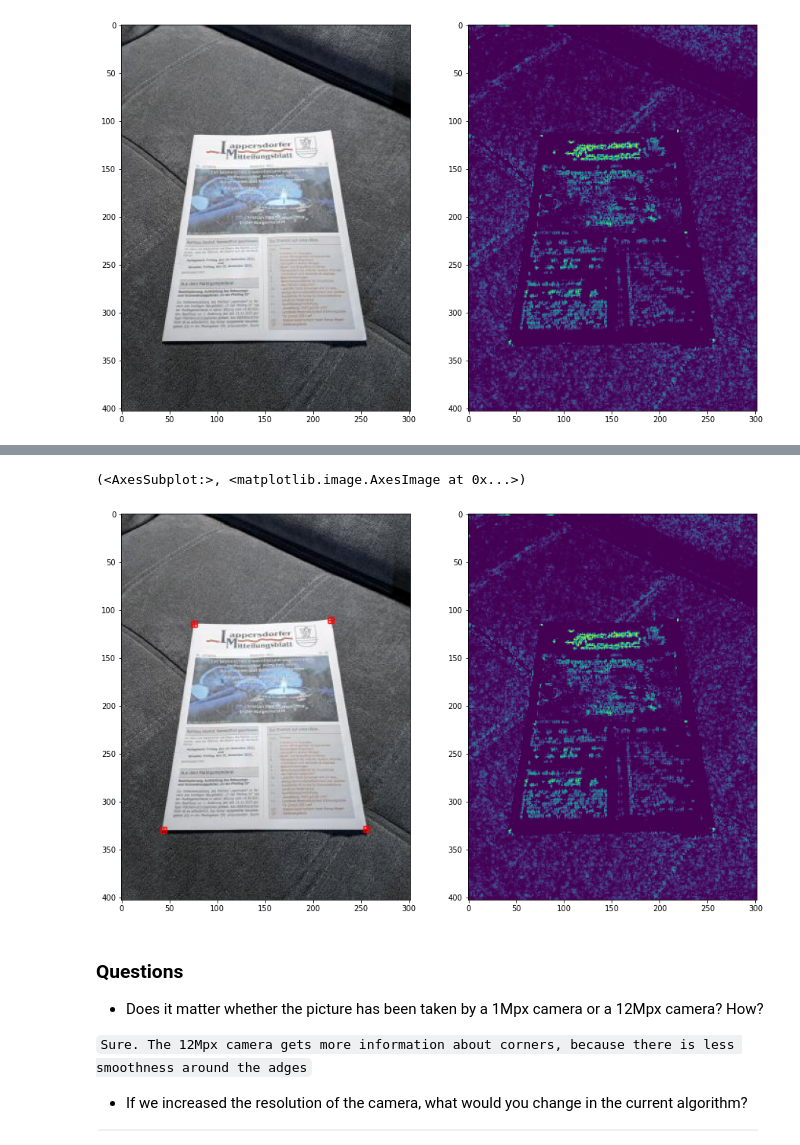
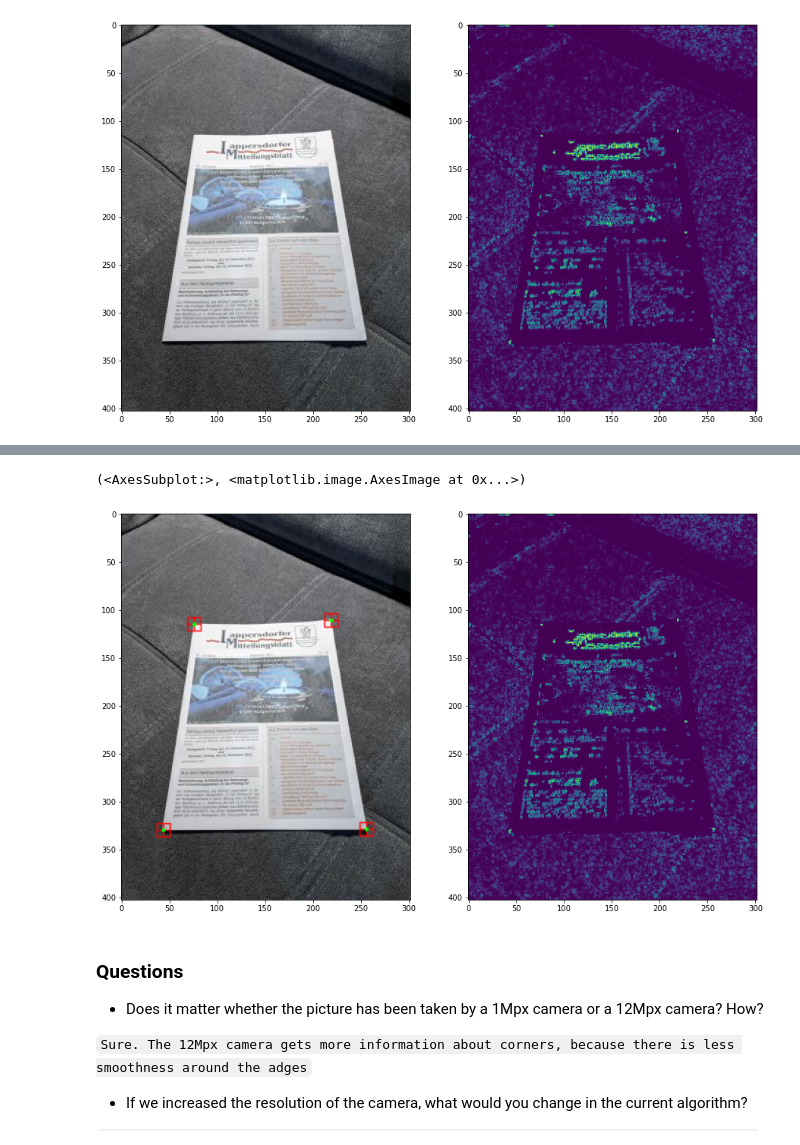
Before and after one commit to danyayoe/computer_vision_cource_homework, a Jupyter notebook: lesson_6/Homework.ipynb, the cells around one changed output, grey strips where cells are left out. Drawn from its saved outputs; the diff is of its cells as text; code cells hidden in the pictures.

```diff
--- a/lesson_6/Homework.ipynb
+++ b/lesson_6/Homework.ipynb
@@ -112,39 +112,38 @@ for r in range(quad_size, rows-quad_size):
         if descriptor > th_top_right:
             th_top_right = descriptor
             opt_top_right = (c, r)
 
         # Bottom-left corner
         descriptor = np.mean(quad_top_right) - np.mean(quad_top_left) - np.mean(quad_bottom_right) - np.mean(quad_bottom_left)
         if descriptor > th_bottom_left:
             th_bottom_left = descriptor
             opt_bottom_left = (c, r)
 
         # Bottom-right corner
         descriptor = np.mean(quad_top_left) - np.mean(quad_bottom_right) - np.mean(quad_bottom_left) - np.mean(quad_top_right)
         if descriptor > th_bottom_right:
             th_bottom_right = descriptor
             opt_bottom_right = (c, r)
 
 def draw_marker(img, coordinates):
-    # img = cv2.circle(img, coordinates, 1, (255,0,0), -1)
-    out = cv2.drawMarker(img, coordinates, (255,0,0), cv2.MARKER_SQUARE, quad_size, 1, cv2.LINE_AA)
-    out = cv2.drawMarker(img, coordinates, (255,0,0), cv2.MARKER_CROSS, quad_size, 1, cv2.LINE_AA)
+    out = cv2.drawMarker(img, coordinates, (255,0,0), cv2.MARKER_SQUARE, quad_size * 2 + 1, 1, cv2.LINE_AA)
+    out = cv2.drawMarker(img, coordinates, (255,0,0), cv2.MARKER_CROSS, quad_size * 2 + 1, 1, cv2.LINE_AA)
+    img = cv2.circle(img, coordinates, 2, (0,255,0), -1)
     return img
 
-out = cv2.imread('./data/document.jpg')
-
 # Let's draw circles at the detected corners
+out = img
 out = draw_marker(out, opt_top_left)
 out = draw_marker(out, opt_top_right)
 out = draw_marker(out, opt_bottom_left)
 out = draw_marker(out, opt_bottom_right)
 
 # And finally we plot the images (with the detected document corners)
 plt.subplot(121), plt.imshow(out)
 plt.subplot(122), plt.imshow(cornerness)
 # %% [output]
 (<AxesSubplot:>, <matplotlib.image.AxesImage at 0x...>)
-[figure, old version]
+[figure, new version]
 # %% [markdown]
 ### Questions
 * Does it matter whether the picture has been taken by a 1Mpx camera or a 12Mpx camera? How?
```
